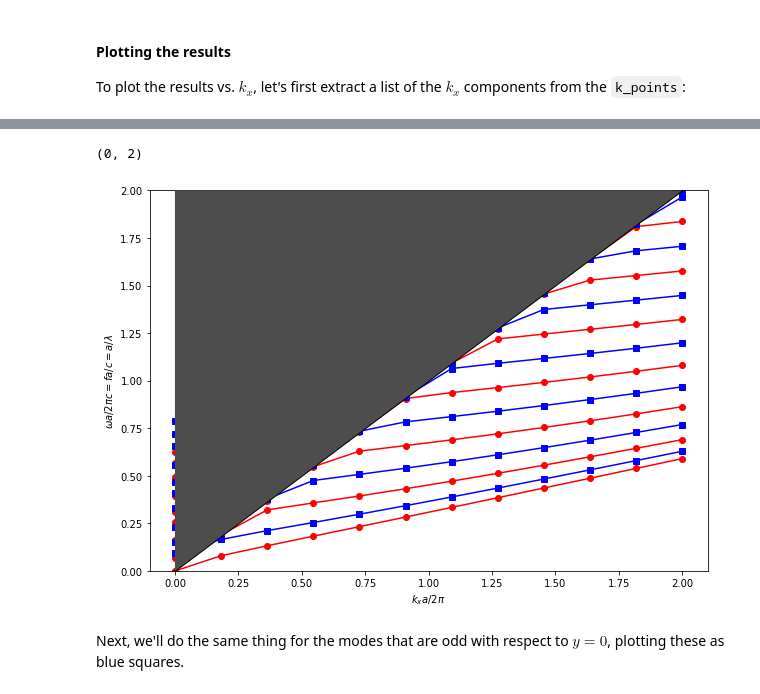
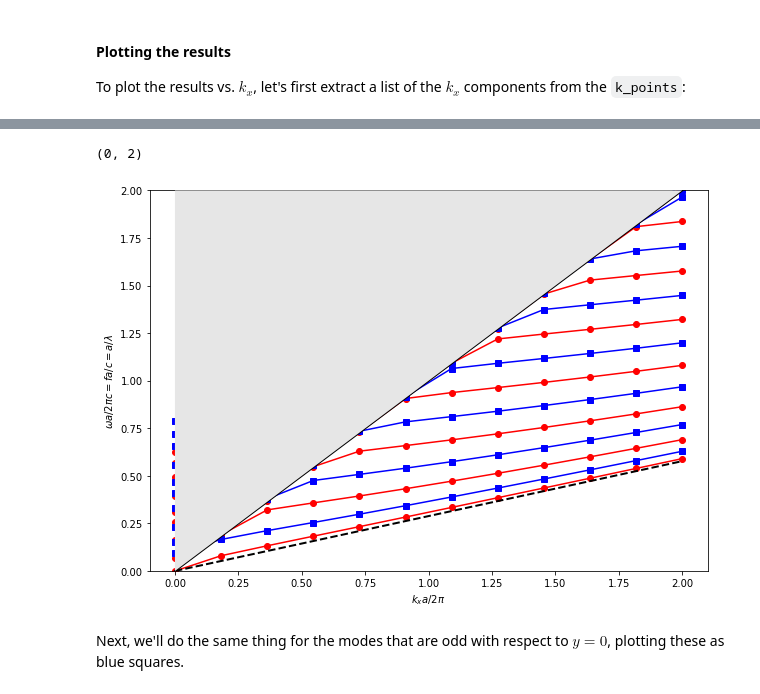
Before and after one commit to mitmath/18369, a Jupyter notebook: notes/MPB-demo.ipynb, the cells around one changed output, grey strips where cells are left out. Cells and saved outputs as stored; diff of their text form; code cells hidden in the pictures.

```diff
--- a/notes/MPB-demo.ipynb
+++ b/notes/MPB-demo.ipynb
@@ -40,12 +40,12 @@ Y = 10      # the size of the computational cell in the y direction
 geometry_lattice = mp.Lattice(size=(0, Y))
 
 # the default-material is what fills space where we haven't placed objects
-default_material=mp.Medium(epsilon=eps_lo)
+default_material = mp.Medium(epsilon=eps_lo)
 
 # a list of geometric objects to create structures in our computation:
 # (in this case, we only have one object, a block to make the waveguide)
-geometry = [mp.Block(center=(0,0),
-                     size=(mp.inf,1,mp.inf),
+geometry = [mp.Block(center=(0,0), # center of computational cell
+                     size=(mp.inf, h, mp.inf),
                      material=mp.Medium(epsilon=eps_hi))]
 
 # MPB discretizes space with a given resolution.   Here, we set
@@ -53,6 +53,9 @@ geometry = [mp.Block(center=(0,0),
 # our comptuational cell will be 320 pixels wide.  In general,
 # you should make the resolution fine enough so that the pixels
 # are much smaller than the wavelength of the light.
+#   -- to get high accuracy results, in practice you
+#      double the resolution until your answer stops changing
+#      to your desired tolerance
 resolution = 32
 # %% [markdown]
 #### Tell MPB what eigenmodes we want to compute:
@@ -179,14 +208,15 @@ kx = [k.x for k in ms.k_points]
 # %%
 plt.figure(figsize=(10,7))
 plt.plot(kx, tmyeven_freqs, "ro-")
 plt.plot(kx, tmyodd_freqs, "bs-")
 plt.plot(kx, kx, "k-", linewidth=2)
-plt.fill([0,2,0],[0,2,2], facecolor=(0.3,0.3,0.3), zorder=3)
+plt.plot(kx, kx / np.sqrt(eps_hi), "k--", linewidth=2)
+plt.fill([0,2,0],[0,2,2], facecolor=(0.9,0.9,0.9), zorder=3)
 plt.xlabel("$k_x a / 2\pi$")
 plt.ylabel("$\omega a / 2\pi c = fa/c = a/\lambda$")
 plt.ylim(0,2)
 # %% [output]
 (0, 2)
-[figure, old version]
+[figure, new version]
 # %% [markdown]
 Next, we'll do the same thing for the modes that are odd with respect to $y=0$, plotting these as blue squares.
```
Also changed, not shown: parts of 28 cells of this notebook.
